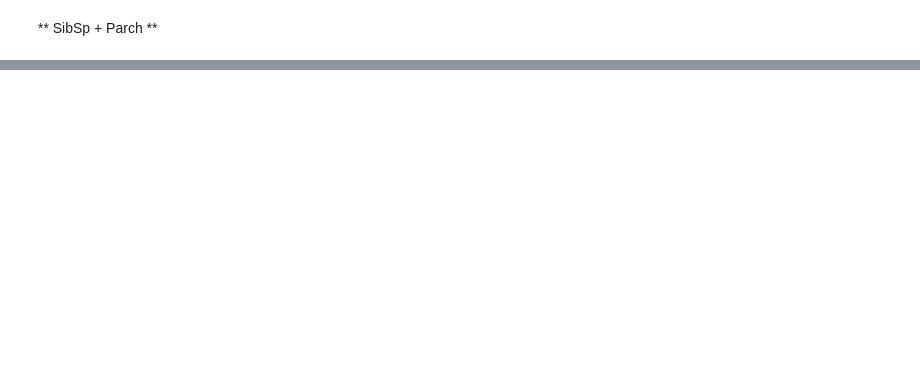
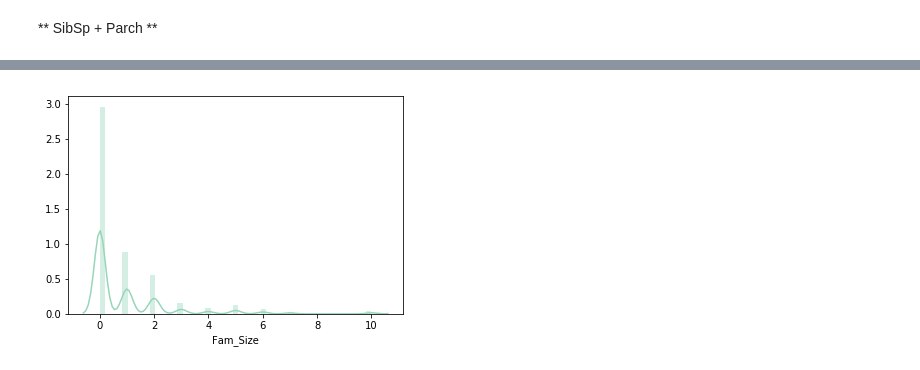
Before and after one commit to Ecboxer/Titanic, a Jupyter notebook: Explore.ipynb, the cells around one changed output, grey strips where cells are left out. Saved outputs shown, nothing was run; the diff lists cells and outputs as text; code cells hidden in the pictures; blank space fills up the shorter version.

Commit message:
Made Family Size feature and psuedo-categorical feature for singletons, small and large families

```diff
--- a/Explore.ipynb
+++ b/Explore.ipynb
@@ -318,0 +318,5 @@ Histogram/kde of survival by SibSp and Parch
+# %%
+combine['Fam_Size'] = combine['SibSp'] + combine['Parch']
+# combine[['Fam_Size', 'SibSp', 'Parch']].head()
+df_train = combine[:891]
+df_test = combine[891:]
@@ -318,0 +346,15 @@ Histogram/kde of survival by SibSp and Parch
+# %%
+def make_fsize(row):
+    if row['Fam_Size'] == 0: # Singleton
+        return 0
+    elif row['Fam_Size'] <= 3: # Small Family
+        return 1
+    else: # Large Family
+        return 2
+combine['FSize_cat'] = combine.apply(make_fsize, axis=1)
+df_train = combine[:891]
+df_test = combine[891:]
+# %%
+g = sns.distplot(df_train['Fam_Size'])
+# %% [output]
+[figure, added]
```
Also changed, not shown: parts of 10 cells of this notebook.
